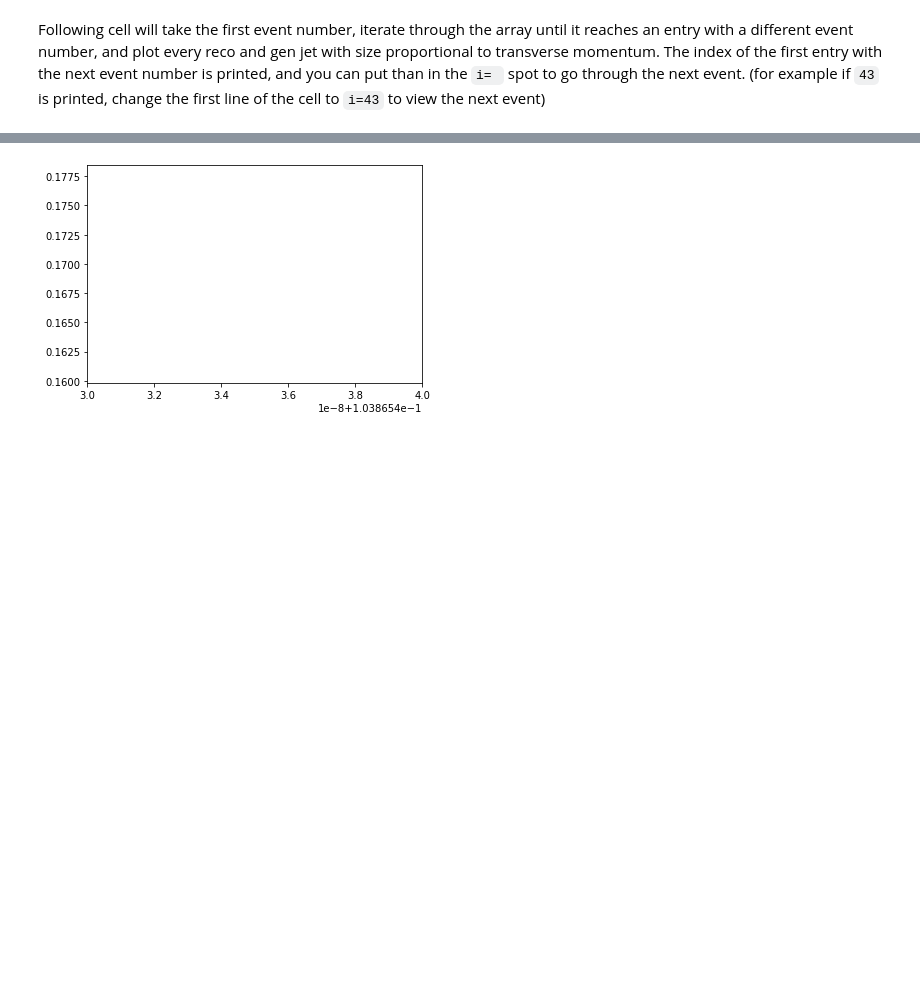
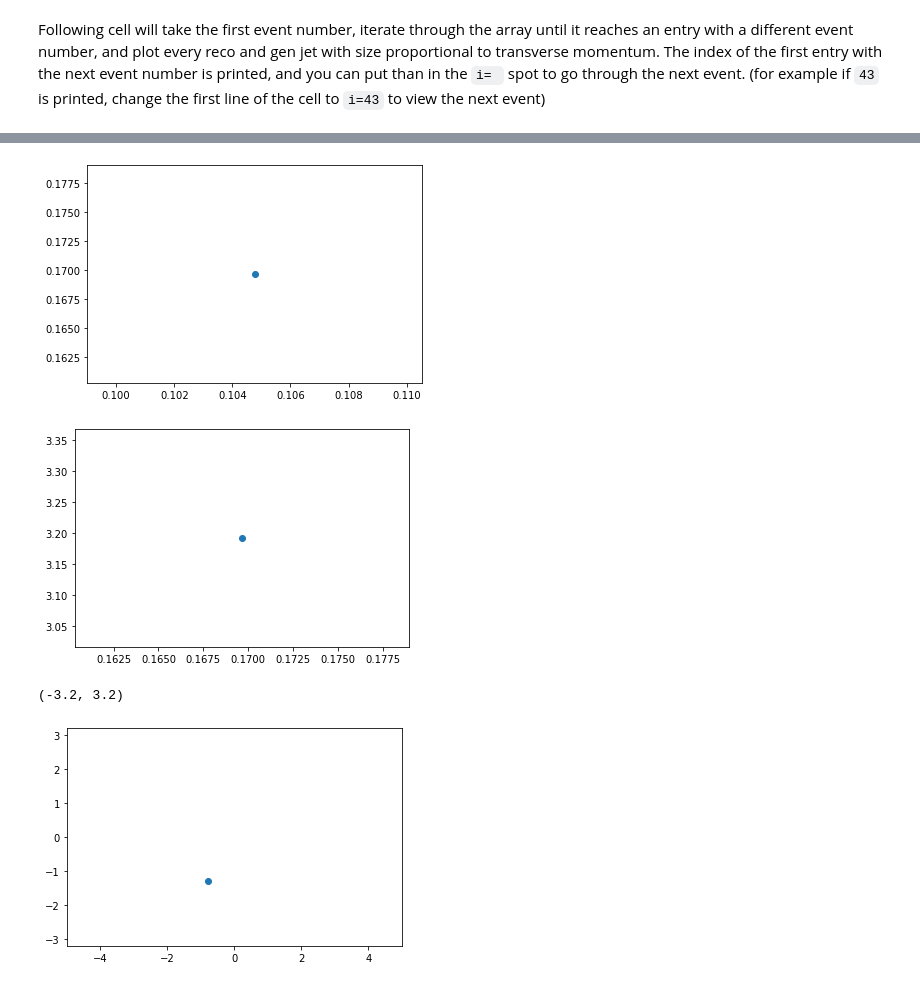
Before and after one commit to jblue1/falcon, a Jupyter notebook: notebooks/viewJets.ipynb, the cells around one changed output, grey strips where cells are left out. Drawn from its saved outputs; the diff is of its cells as text; code cells hidden in the pictures; blank space fills up the shorter version.

```diff
--- a/notebooks/viewJets.ipynb
+++ b/notebooks/viewJets.ipynb
@@ -79,6 +95,13 @@ Next starting index: 89
-# %%
-plt.scatter(Vx, Vy)
-plt.xlim(0.10386543, 0.10386544)
-plt.show()
-# %% [output]
-[figure, removed]
+# %%
+plt.scatter(Vx, Vy)
+plt.show()
+plt.scatter(Vy, Vz)
+plt.show()
+plt.scatter(partonEtas[:3], partonPhis[:3])
+plt.xlim(-5, 5)
+plt.ylim(-3.2, 3.2)
+# %% [output]
+[figure, added]
+[figure, added]
+(-3.2, 3.2)
+[figure, added]
```
Also changed, not shown: parts of 4 cells of this notebook.
